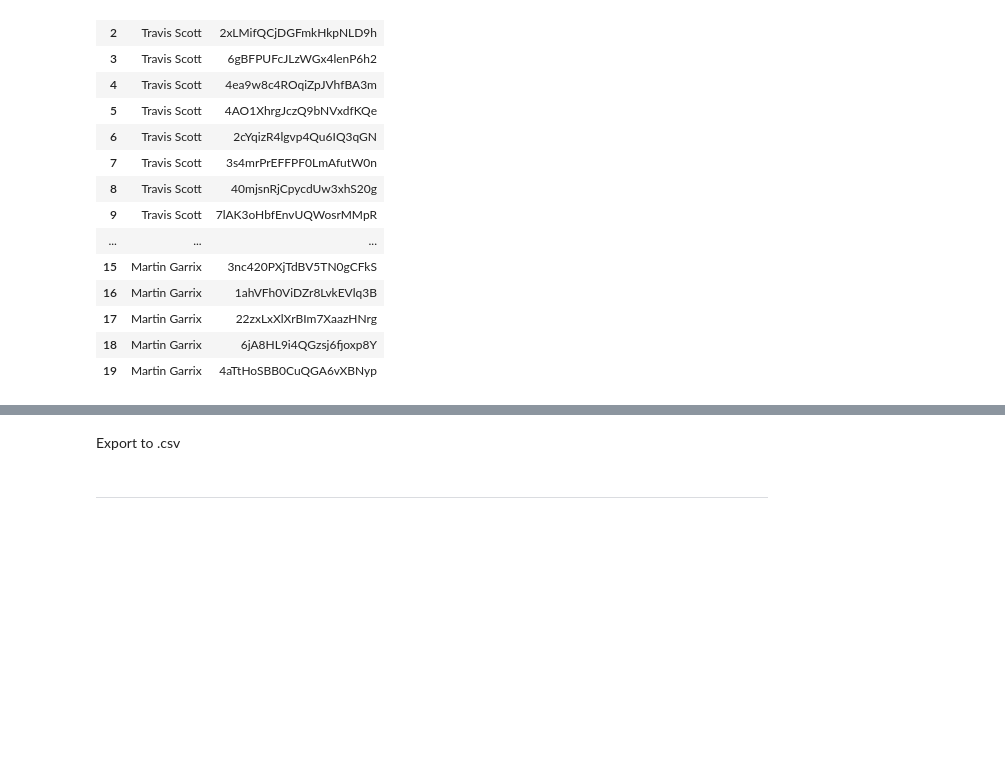
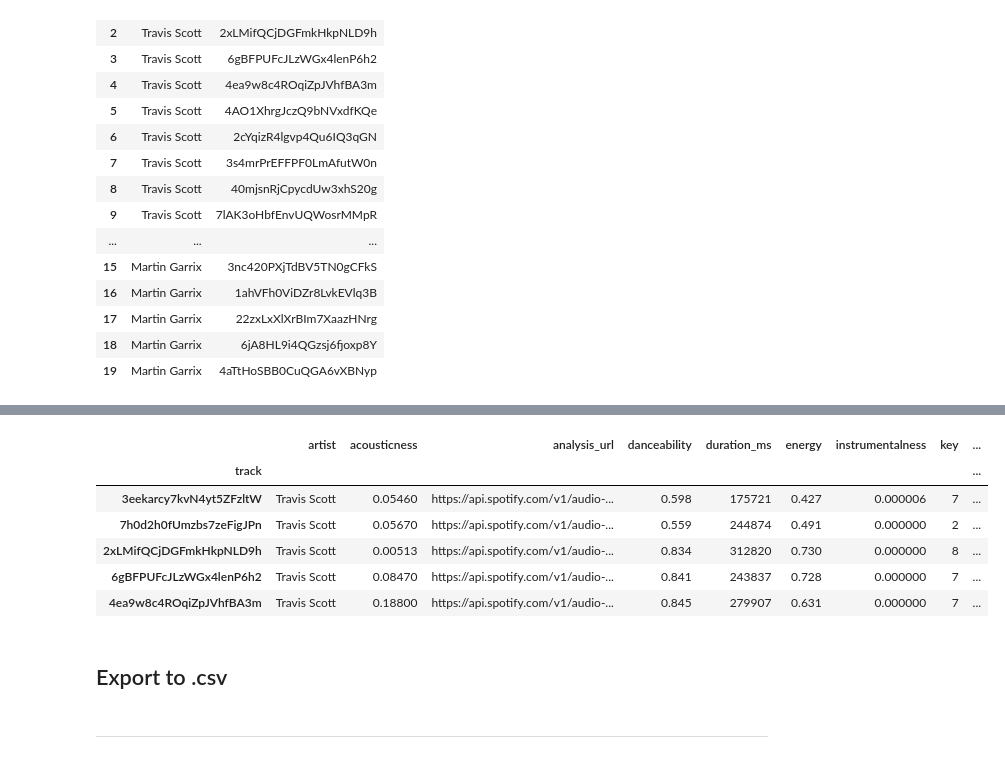
Before and after one commit to martinsoko/recopalooza, a Jupyter notebook: Spotify.ipynb, the cells around one changed output, grey strips where cells are left out. Cells and saved outputs as stored; diff of their text form; code cells hidden in the pictures; blank space fills up the shorter version.

Commit message:
Setted tracks.csv correct index

```diff
--- a/Spotify.ipynb
+++ b/Spotify.ipynb
@@ -7,7 +8,7 @@ Define utility functions to fetch data from Spotify Web API
 # %%
 def get_token(client_id, client_secret):
     '''
-    Function that receives client_id and client_secret from the Spotify app
+    Receives client_id and client_secret from the Spotify app
     and returns a valid token for using with the API.
     '''
     encoded = base64.b64encode(bytes(client_id+':'+client_secret, 'utf-8'))
@@ -23,13 +24,12 @@ def get_token(client_id, client_secret):
 def search_artist_id(string, token):
     '''
     Receives a search string and a valid token and returns the most popular artist matching that string,
-    including artist ID. If the search has 0 results, the return value is (string, None) .
+    including artist ID. If the search has 0 results, the return value is (string, None).
     '''
     ep_search = 'https://api.spotify.com/v1/search'
     header = {'Authorization': f'Bearer {token}'}
     search_params = {'q': string, 'type': 'artist'} #, 'market': 'AR'}
     r = requests.get(ep_search, headers=header, params=search_params)
-
     if r.status_code == 200:
         if len(r.json()['artists']['items']) > 0:
             data = tuple(pd.DataFrame(r.json()['artists']['items']).sort_values(by='popularity',ascending=False).loc[0,['name', 'id']].values)
@@ -39,7 +39,6 @@ def search_artist_id(string, token):
         else:
             print('Artist not found:', string)
             return (string, None)
-
     else:
         print('Error during the request.')
         print(r.status_code)
@@ -71,7 +70,6 @@ def get_artist_albums(artist_id, token):
         albums = dict()
         for item in r.json()['items']:
             albums[item['release_date']] = item['name']
-
         next_ = r.json()['next']
         while next_ != None:
             r = requests.get(next_, headers=header)
@@ -79,9 +77,7 @@ def get_artist_albums(artist_id, token):
                 for item in r.json()['items']:
                     albums[item['release_date']] = item['name']
                 next_ = r.json()['next']
-
         return albums
-
     else:
         print('Error during the request.')
         print(r.status_code)
@@ -115,6 +111,8 @@ def get_artist_top_tracks(artist_id, token, country_code='AR'):
         return [track['id'] for track in r.json()['tracks']]
     else:
         print('Error during the request.')
+        print(r.status_code)
+        print(r.text)
 
 def get_track_audio_features(track_id, token):
     '''
@@ -124,6 +122,10 @@ def get_track_audio_features(track_id, token):
     r = requests.get(f'https://api.spotify.com/v1/audio-features/{track_id}', headers=header)
     if r.status_code == 200:
         return r.json()
+    else:
+        print('Error during the request.')
+        print(r.status_code)
+        print(r.text)
 # %% [markdown]
 Read the credentials from 'credentials.txt'
 # %%
@@ -309,4 +302,16 @@ df_tracks.head()
+# %%
+df_tracks.set_index('track', inplace=True)
+df_tracks.drop(['id'], axis=1, inplace=True)
+df_tracks.head()
+# %% [output]
+|  | artist | acousticness | analysis_url | danceability | duration_ms | energy | instrumentalness | key | ... |
+| track |  |  |  |  |  |  |  |  | ... |
+| 3eekarcy7kvN4yt5ZFzltW | Travis Scott | 0.05460 | https://api.spotify.com/v1/audio-... | 0.598 | 175721 | 0.427 | 0.000006 | 7 | ... |
+| 7h0d2h0fUmzbs7zeFigJPn | Travis Scott | 0.05670 | https://api.spotify.com/v1/audio-... | 0.559 | 244874 | 0.491 | 0.000000 | 2 | ... |
+| 2xLMifQCjDGFmkHkpNLD9h | Travis Scott | 0.00513 | https://api.spotify.com/v1/audio-... | 0.834 | 312820 | 0.730 | 0.000000 | 8 | ... |
+| 6gBFPUFcJLzWGx4lenP6h2 | Travis Scott | 0.08470 | https://api.spotify.com/v1/audio-... | 0.841 | 243837 | 0.728 | 0.000000 | 7 | ... |
+| 4ea9w8c4ROqiZpJVhfBA3m | Travis Scott | 0.18800 | https://api.spotify.com/v1/audio-... | 0.845 | 279907 | 0.631 | 0.000000 | 7 | ... |
 # %% [markdown]
-Export to .csv
+## Export to .csv
 # %%
 df_artists.to_csv('artists.csv', index_label='artist')
```
Also changed, not shown: parts of 11 cells of this notebook, 1 other file.
